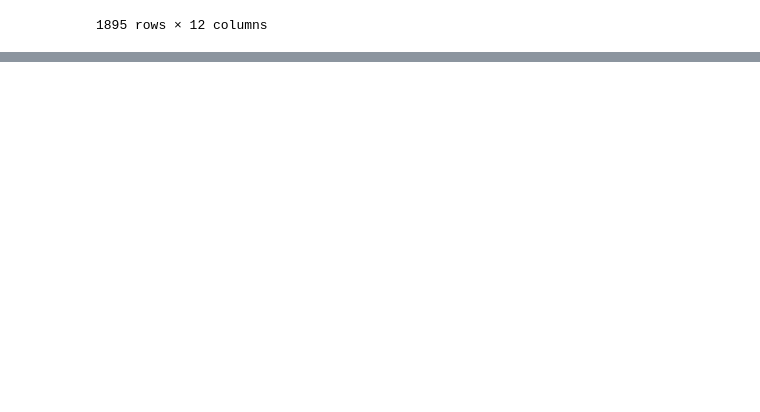
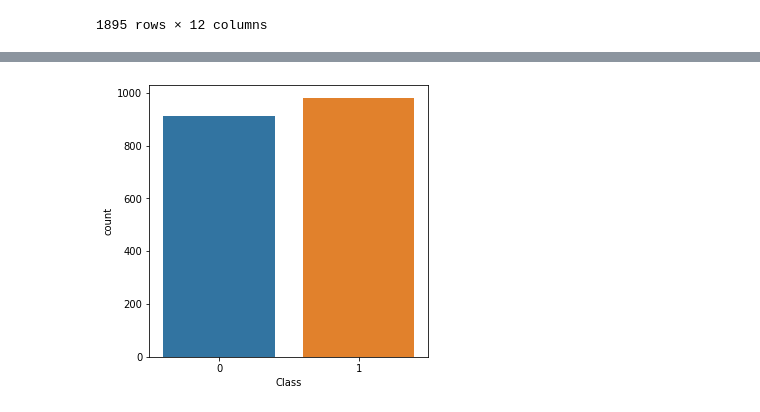
Before and after one commit to sharangnimbalkar/Python, a Jupyter notebook: Final_Project.ipynb, the cells around one changed output, grey strips where cells are left out. Saved outputs shown, nothing was run; the diff lists cells and outputs as text; code cells hidden in the pictures; blank space fills up the shorter version.

Commit message:
EDA 2 Visualization

```diff
--- a/Final_Project.ipynb
+++ b/Final_Project.ipynb
@@ -321,0 +326,9 @@ joined_df.head()
+# %%
+# Visualizing the class plot
+# 0 for unsuccessful climb, 1 for successful climb
+
+f, ax = plt.subplots(1, 1, figsize=(5, 5))
+sns.countplot("Class", data=joined_df, ax=ax)
+plt.show()
+# %% [output]
+[figure, added]
```
Also changed, not shown: parts of 9 cells of this notebook.
